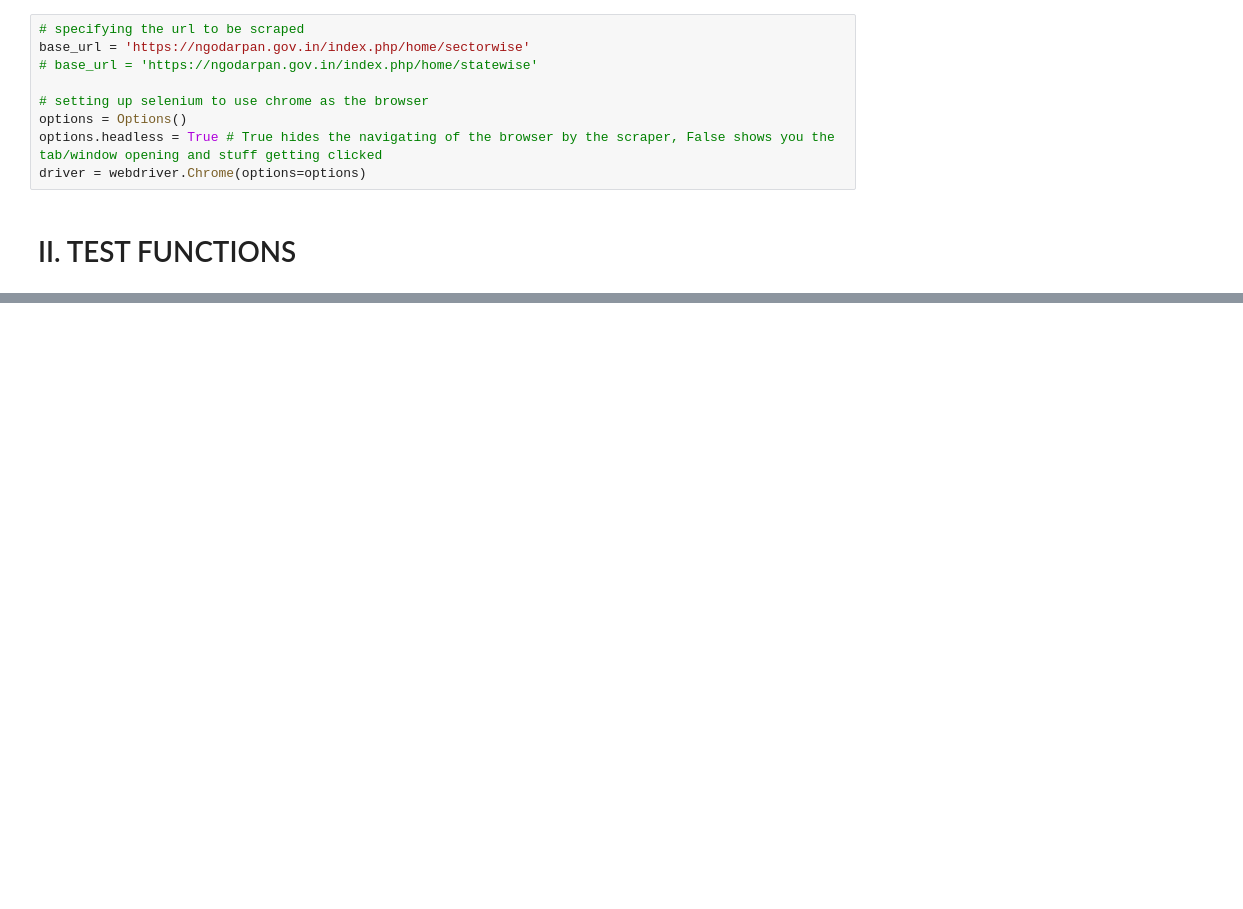
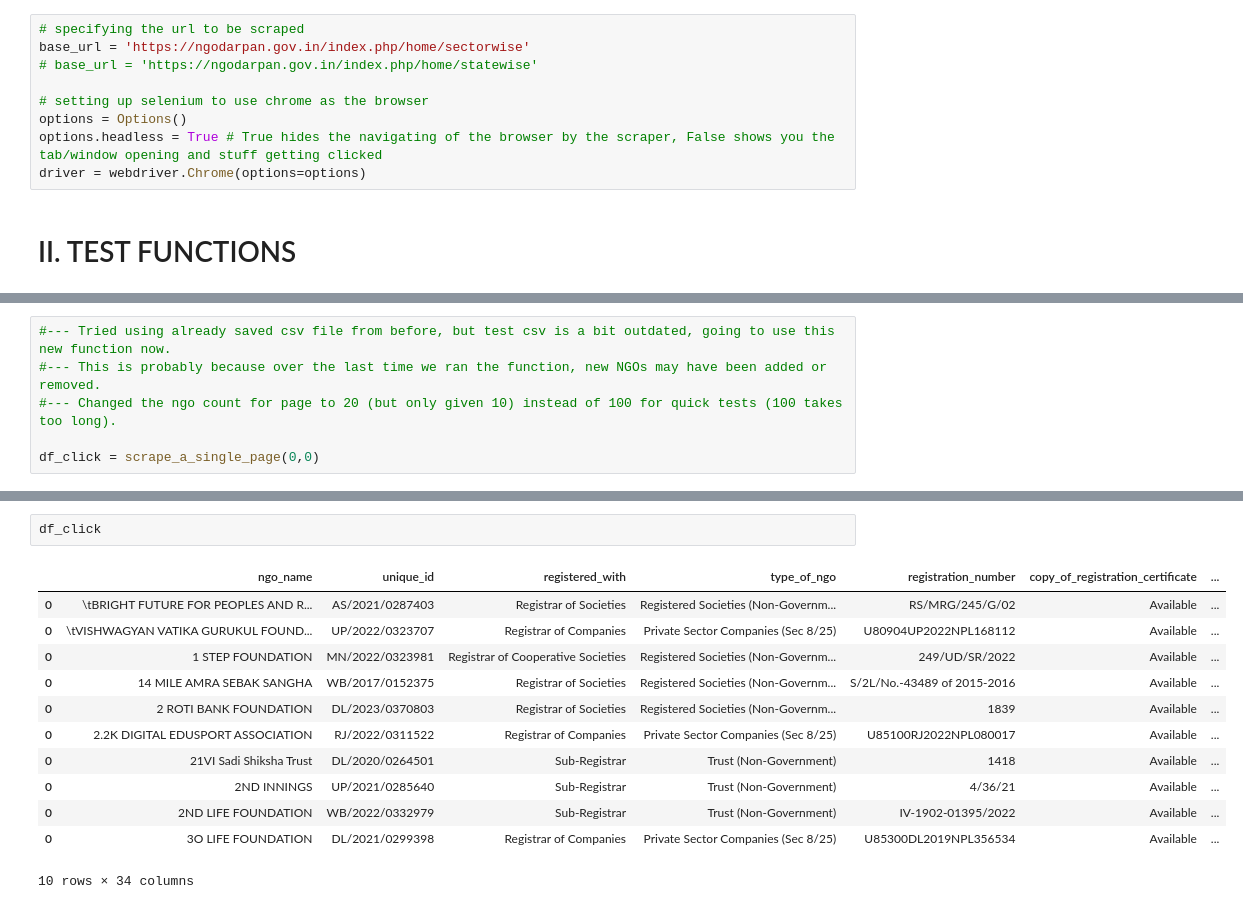
Before and after one commit to jspgr33n/QTM-Research, a Jupyter notebook: QTM 499R/3_get_policymaker_list/python_india_scraping/main_scraping_india.ipynb, the cells around one changed output, grey strips where cells are left out. Cells and saved outputs as stored; diff of their text form; blank space fills up the shorter version.

```diff
--- a/QTM 499R/3_get_policymaker_list/python_india_scraping/main_scraping_india.ipynb
+++ b/QTM 499R/3_get_policymaker_list/python_india_scraping/main_scraping_india.ipynb
@@ -126,0 +62,6 @@ TypeError: get_num_of_pages_for_sector() missing 1 required positional argument:
+# %%
+#--- Tried using already saved csv file from before, but test csv is a bit outdated, going to use this new function now.
+#--- This is probably because over the last time we ran the function, new NGOs may have been added or removed.
+#--- Changed the ngo count for page to 20 (but only given 10) instead of 100 for quick tests (100 takes too long).
+
+df_click = scrape_a_single_page(0,0)
@@ -126,0 +93,15 @@ TypeError: get_num_of_pages_for_sector() missing 1 required positional argument:
+# %%
+df_click
+# %% [output]
+|  | ngo_name | unique_id | registered_with | type_of_ngo | registration_number | copy_of_registration_certificate | ... |
+| 0 | \tBRIGHT FUTURE FOR PEOPLES AND R... | AS/2021/0287403 | Registrar of Societies | Registered Societies (Non-Governm... | RS/MRG/245/G/02 | Available | ... |
+| 0 | \tVISHWAGYAN VATIKA GURUKUL FOUND... | UP/2022/0323707 | Registrar of Companies | Private Sector Companies (Sec 8/25) | U80904UP2022NPL168112 | Available | ... |
+| 0 | 1 STEP FOUNDATION | MN/2022/0323981 | Registrar of Cooperative Societies | Registered Societies (Non-Governm... | 249/UD/SR/2022 | Available | ... |
+| 0 | 14 MILE AMRA SEBAK SANGHA | WB/2017/0152375 | Registrar of Societies | Registered Societies (Non-Governm... | S/2L/No.-43489 of 2015-2016 | Available | ... |
+| 0 | 2 ROTI BANK FOUNDATION | DL/2023/0370803 | Registrar of Societies | Registered Societies (Non-Governm... | 1839 | Available | ... |
+| 0 | 2.2K DIGITAL EDUSPORT ASSOCIATION | RJ/2022/0311522 | Registrar of Companies | Private Sector Companies (Sec 8/25) | U85100RJ2022NPL080017 | Available | ... |
+| 0 | 21VI Sadi Shiksha Trust | DL/2020/0264501 | Sub-Registrar | Trust (Non-Government) | 1418 | Available | ... |
+| 0 | 2ND INNINGS | UP/2021/0285640 | Sub-Registrar | Trust (Non-Government) | 4/36/21 | Available | ... |
+| 0 | 2ND LIFE FOUNDATION | WB/2022/0332979 | Sub-Registrar | Trust (Non-Government) | IV-1902-01395/2022 | Available | ... |
+| 0 | 3O LIFE FOUNDATION | DL/2021/0299398 | Registrar of Companies | Private Sector Companies (Sec 8/25) | U85300DL2019NPL356534 | Available | ... |
+10 rows × 34 columns
```
Also changed, not shown: parts of 17 cells of this notebook, 1 other file.
